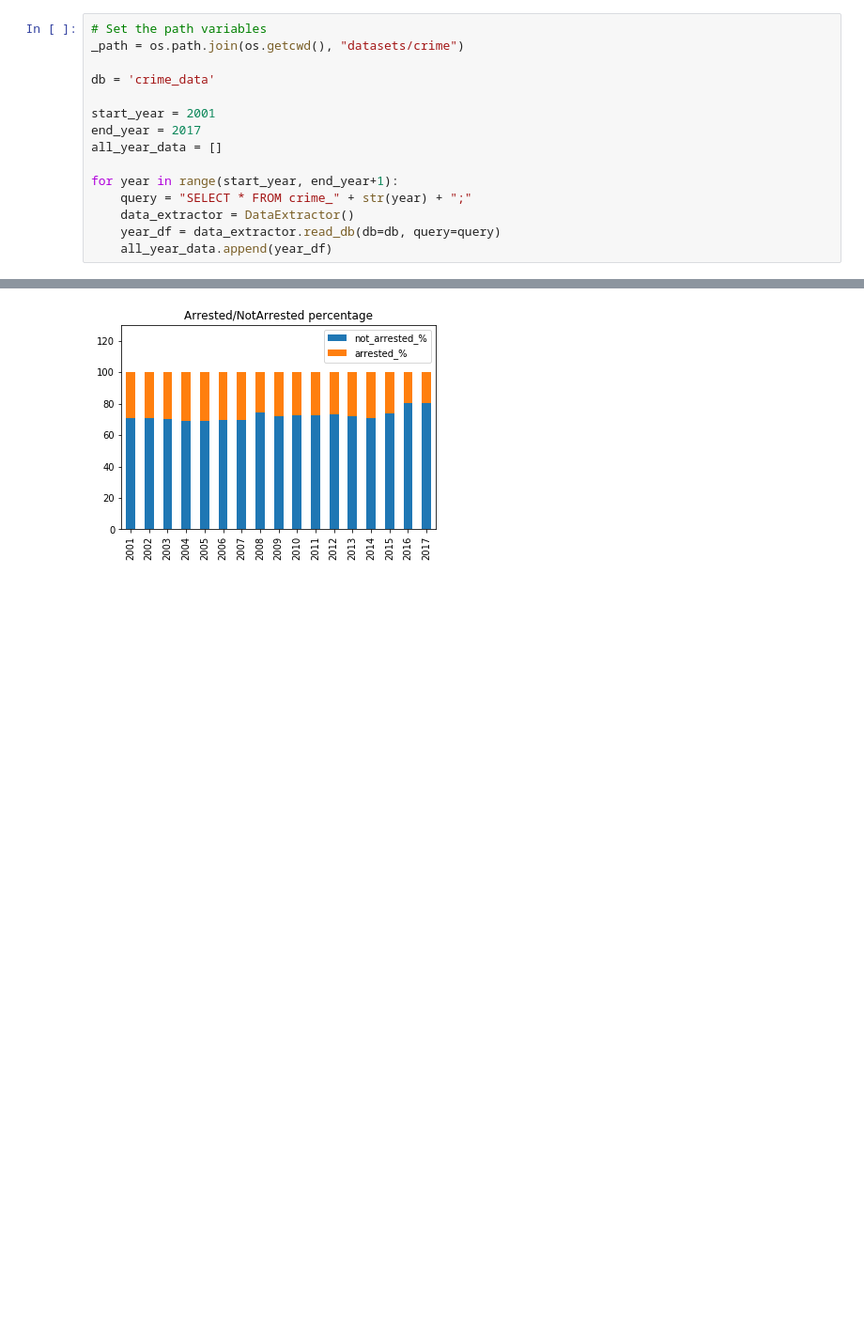
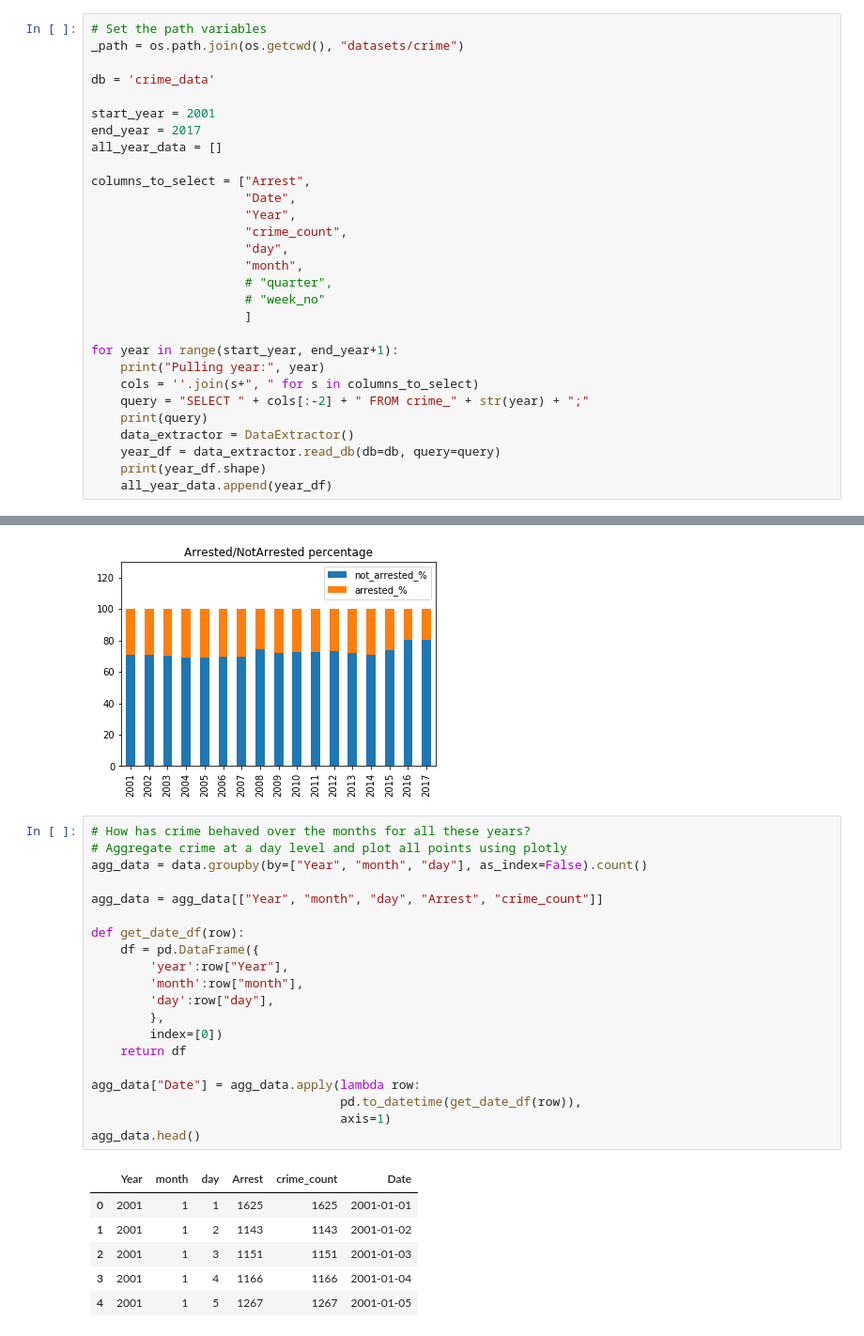
Before and after one commit to Srihari231092/CrimeDataAnalysis, a Jupyter notebook: CrimeDataAnalysis_Part_4.ipynb, the cells around one changed output, grey strips where cells are left out. Shown: that part at 94% size. Saved outputs shown, nothing was run; the diff lists cells and outputs as text; blank space fills up the shorter version.

Commit message:
Working on data from years 2001-2017 Moving to plotly ToDo : Find out why choropleth maps are not rendering on notebooks.

```diff
--- a/CrimeDataAnalysis_Part_4.ipynb
+++ b/CrimeDataAnalysis_Part_4.ipynb
@@ -16,8 +18,22 @@ start_year = 2001
 end_year = 2017
 all_year_data = []
 
+columns_to_select = ["Arrest",
+                     "Date",
+                     "Year",
+                     "crime_count",
+                     "day",
+                     "month",
+                     # "quarter",
+                     # "week_no"
+                     ]
+
 for year in range(start_year, end_year+1):
-    query = "SELECT * FROM crime_" + str(year) + ";"
+    print("Pulling year:", year)
+    cols = ''.join(s+", " for s in columns_to_select)
+    query = "SELECT " + cols[:-2] + " FROM crime_" + str(year) + ";"
+    print(query)
     data_extractor = DataExtractor()
     year_df = data_extractor.read_db(db=db, query=query)
+    print(year_df.shape)
     all_year_data.append(year_df)
@@ -79,3 +113,30 @@ g = arrest_df[["not_arrested_%", "arrested_%"]].plot(kind='bar', stacked=True,
                                                      ylim=[0, 130])
 # %% [output]
 [figure]
+# %%
+# How has crime behaved over the months for all these years?
+# Aggregate crime at a day level and plot all points using plotly
+agg_data = data.groupby(by=["Year", "month", "day"], as_index=False).count()
+
+agg_data = agg_data[["Year", "month", "day", "Arrest", "crime_count"]]
+
+def get_date_df(row):
+    df = pd.DataFrame({
+        'year':row["Year"],
+        'month':row["month"],
+        'day':row["day"],
+        },
+        index=[0])
+    return df
+
+agg_data["Date"] = agg_data.apply(lambda row:
+                                  pd.to_datetime(get_date_df(row)),
+                                  axis=1)
+agg_data.head()
+# %% [output]
+|  | Year | month | day | Arrest | crime_count | Date |
+| 0 | 2001 | 1 | 1 | 1625 | 1625 | 2001-01-01 |
+| 1 | 2001 | 1 | 2 | 1143 | 1143 | 2001-01-02 |
+| 2 | 2001 | 1 | 3 | 1151 | 1151 | 2001-01-03 |
+| 3 | 2001 | 1 | 4 | 1166 | 1166 | 2001-01-04 |
+| 4 | 2001 | 1 | 5 | 1267 | 1267 | 2001-01-05 |
```
Also changed, not shown: parts of 7 cells of this notebook, 1 other file.
